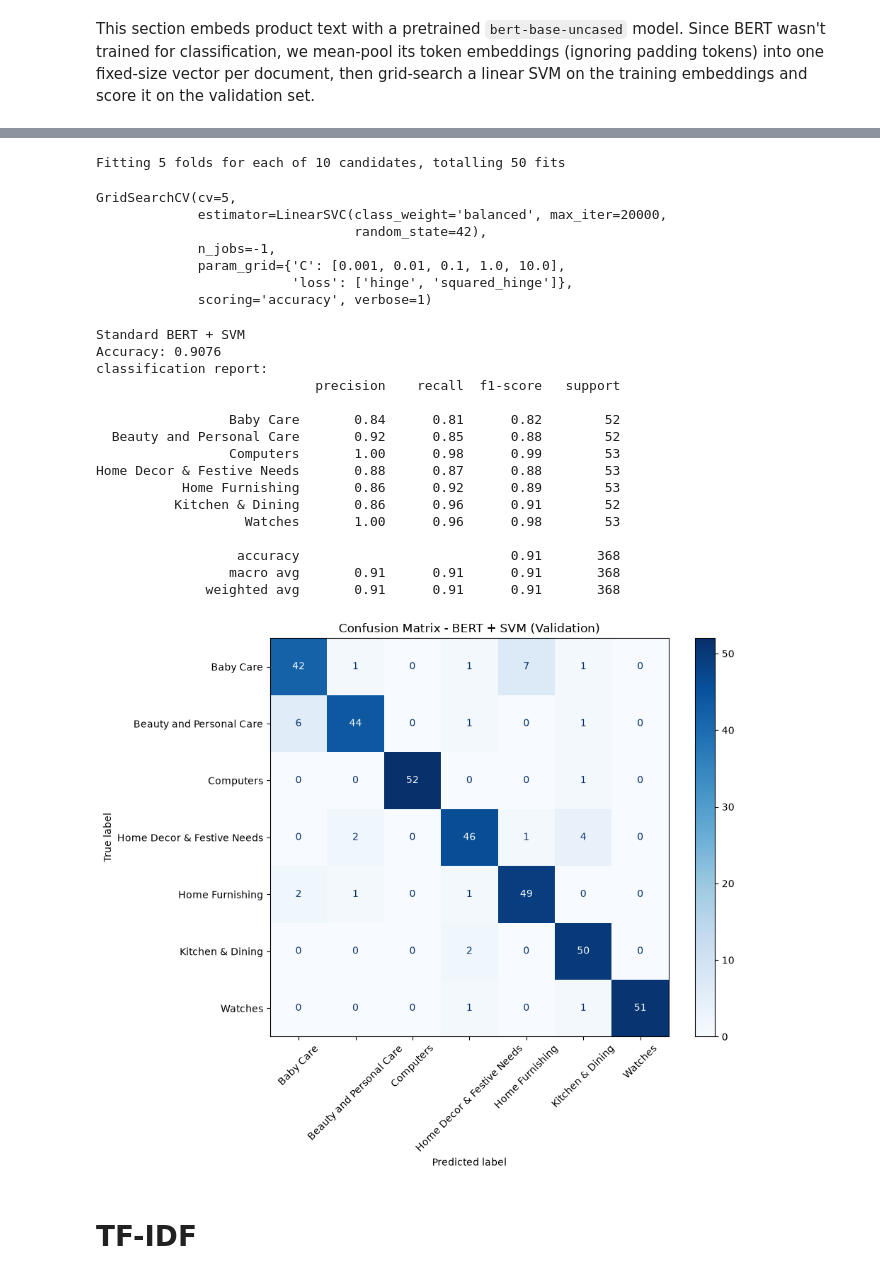
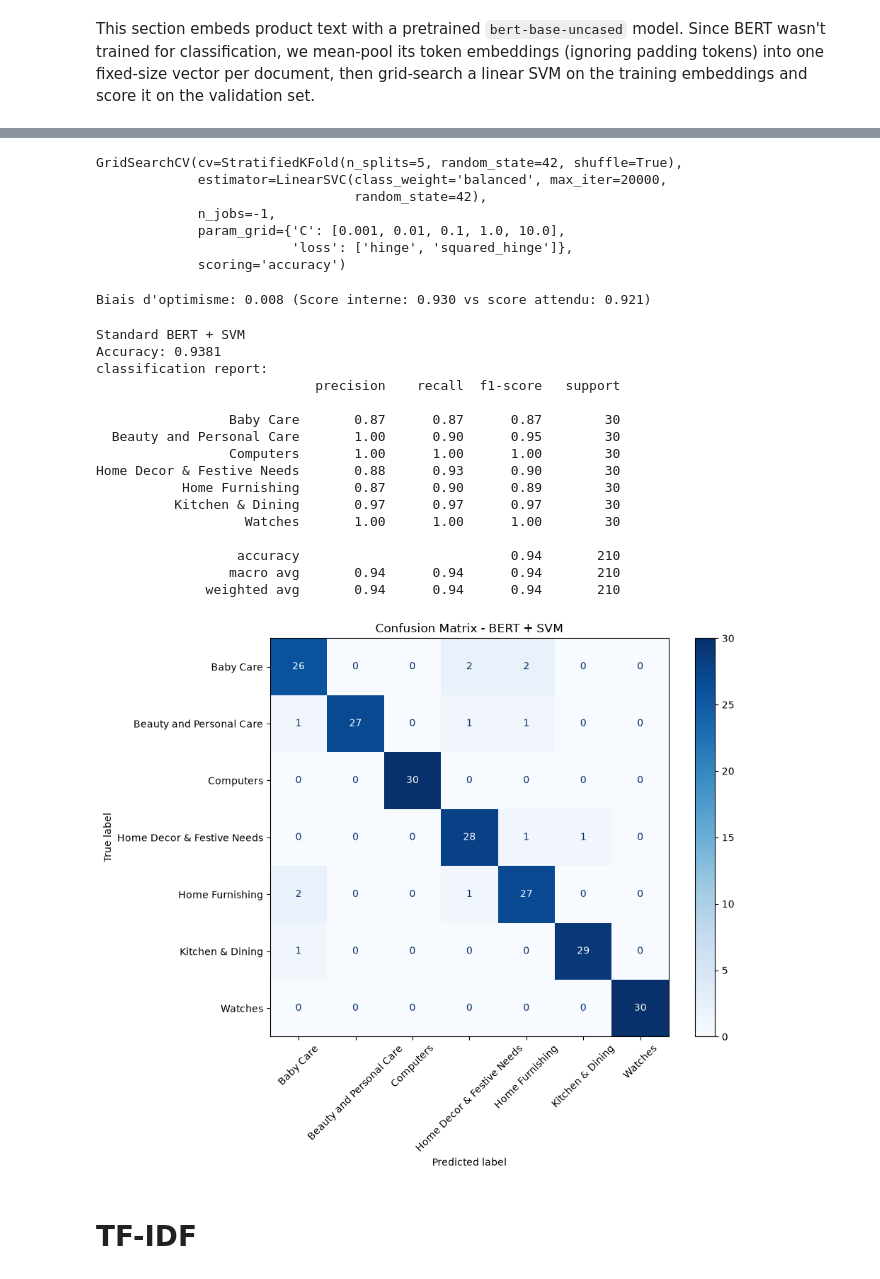
Before and after one commit to Bright381/SBERT-TFIDF, a Jupyter notebook: notebook_sbert.ipynb, the cells around one changed output, grey strips where cells are left out. Drawn from its saved outputs; the diff is of its cells as text; code cells hidden in the pictures.

```diff
--- a/notebook_sbert.ipynb
+++ b/notebook_sbert.ipynb
@@ -286,23 +294,15 @@ from sklearn.model_selection import train_test_split
 X_raw = descriptions['name_description'].values
 y = descriptions['num_label'].values
 
-X_temp_raw, X_val_raw, y_temp, y_val = train_test_split(
+X_train_raw, X_test_raw, y_train, y_test = train_test_split(
     X_raw,
     y,
-    test_size=0.35,
+    test_size=0.20,
     stratify=y,
-    random_state=42
-)
-X_train_raw, X_test_raw, y_train, y_test = train_test_split(
-    X_temp_raw,
-    y_temp,
-    test_size=0.20,
-    stratify=y_temp,
     random_state=42
 )
 X_train_raw = list(X_train_raw)
 X_test_raw = list(X_test_raw)
-X_val_raw = list(X_val_raw)
 # %%
 target_names = [id2label[i] for i in range(len(id2label))]
 # %% [markdown]
@@ -383,61 +413,49 @@ X_val_bert = get_bert_embeddings(X_val_raw)
 # %%
-bert_svm = LinearSVC(random_state=42, max_iter=20000, class_weight='balanced')
-param_grid = {
-    'C': [0.001, 0.01, 0.1, 1.0, 10.0],
-    'loss': ['hinge', 'squared_hinge']
-}
-
-grid_search_bert = GridSearchCV(
-    estimator=bert_svm,
-    param_grid=param_grid,
-    cv=5,
-    scoring='accuracy',
-    n_jobs=-1,
-    verbose=1
-)
-
 grid_search_bert.fit(X_train_bert, y_train)
 # %% [output]
-Fitting 5 folds for each of 10 candidates, totalling 50 fits
+GridSearchCV(cv=StratifiedKFold(n_splits=5, random_state=42, shuffle=True),
+             estimator=LinearSVC(class_weight='balanced', max_iter=20000,
+                                 random_state=42),
+             n_jobs=-1,
+             param_grid={'C': [0.001, 0.01, 0.1, 1.0, 10.0],
+                         'loss': ['hinge', 'squared_hinge']},
+             scoring='accuracy')
-GridSearchCV(cv=5,
-             estimator=LinearSVC(class_weight='balanced', max_iter=20000,
-                                 random_state=42),
-             n_jobs=-1,
-             param_grid={'C': [0.001, 0.01, 0.1, 1.0, 10.0],
-                         'loss': ['hinge', 'squared_hinge']},
-             scoring='accuracy', verbose=1)
+# %%
+print(f"Biais d'optimisme: {grid_search_bert.best_score_ - nested_scores_svm.mean():.3f} (Score interne: {grid_search_bert.best_score_:.3f} vs score attendu: {nested_scores_svm.mean():.3f})")
+# %% [output]
+Biais d'optimisme: 0.008 (Score interne: 0.930 vs score attendu: 0.921)
 # %%
-y_pred_bert = grid_search_bert.predict(X_val_bert)
-print(f"Standard BERT + SVM\nAccuracy: {accuracy_score(y_val, y_pred_bert):.4f}\nclassification report:\n{classification_report(y_val, y_pred_bert, target_names=target_names)}")
+y_pred_bert = grid_search_bert.predict(X_test_bert)
+print(f"Standard BERT + SVM\nAccuracy: {accuracy_score(y_test, y_pred_bert):.4f}\nclassification report:\n{classification_report(y_test, y_pred_bert, target_names=target_names)}")
 
-cm = confusion_matrix(y_val, y_pred_bert)
+cm = confusion_matrix(y_test, y_pred_bert)
 
 fig, ax = plt.subplots(figsize=(10, 8))
 disp = ConfusionMatrixDisplay(confusion_matrix=cm, display_labels=target_names)
 
 disp.plot(cmap=plt.cm.Blues, ax=ax, xticks_rotation=45)
 
-plt.title("Confusion Matrix - BERT + SVM (Validation)")
+plt.title("Confusion Matrix - BERT + SVM")
 plt.tight_layout()
 plt.show()
 # %% [output]
 Standard BERT + SVM
-Accuracy: 0.9076
+Accuracy: 0.9381
 classification report:
                             precision    recall  f1-score   support
 
-                 Baby Care       0.84      0.81      0.82        52
-  Beauty and Personal Care       0.92      0.85      0.88        52
-                 Computers       1.00      0.98      0.99        53
-Home Decor & Festive Needs       0.88      0.87      0.88        53
-           Home Furnishing       0.86      0.92      0.89        53
-          Kitchen & Dining       0.86      0.96      0.91        52
-                   Watches       1.00      0.96      0.98        53
+                 Baby Care       0.87      0.87      0.87        30
+  Beauty and Personal Care       1.00      0.90      0.95        30
+                 Computers       1.00      1.00      1.00        30
+Home Decor & Festive Needs       0.88      0.93      0.90        30
+           Home Furnishing       0.87      0.90      0.89        30
+          Kitchen & Dining       0.97      0.97      0.97        30
+                   Watches       1.00      1.00      1.00        30
 
-                  accuracy                           0.91       368
-                 macro avg       0.91      0.91      0.91       368
-              weighted avg       0.91      0.91      0.91       368
+                  accuracy                           0.94       210
+                 macro avg       0.94      0.94      0.94       210
+              weighted avg       0.94      0.94      0.94       210
-[figure, old version]
+[figure, new version]
 # %% [markdown]
 # TF-IDF
 # %% [markdown]
```
Also changed, not shown: parts of 56 cells of this notebook.
